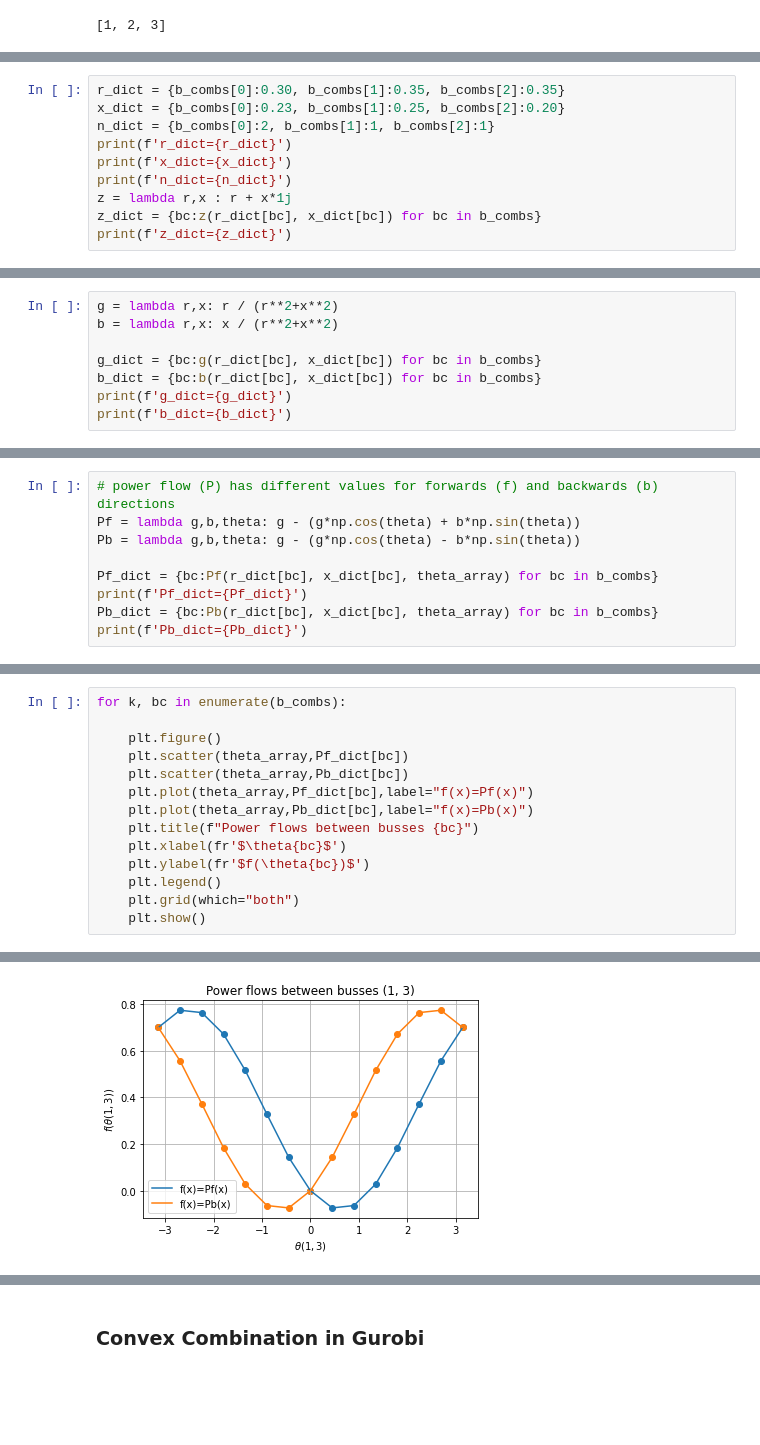
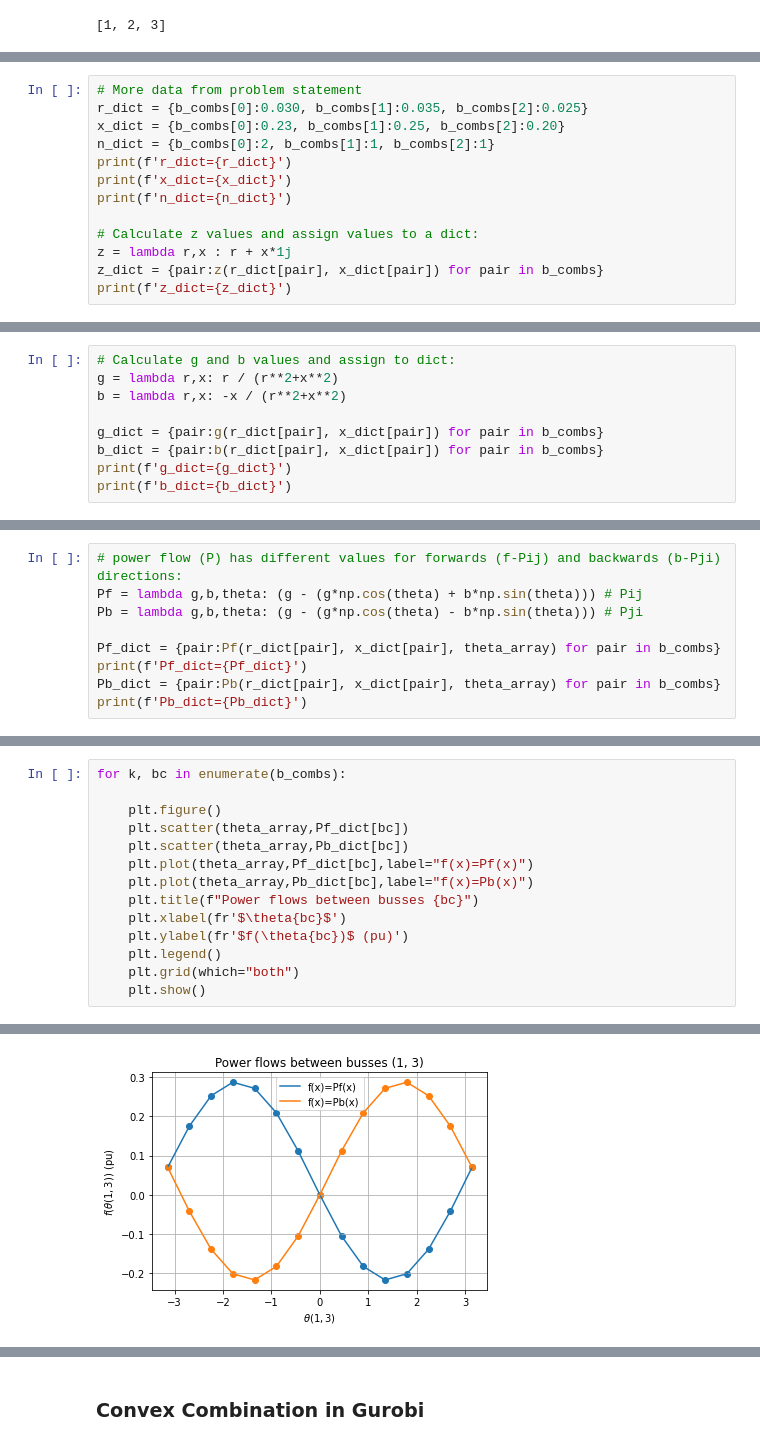
Before and after one commit to brunokiyoshi/power_system_optimization, a Jupyter notebook: power_system_optimization.ipynb, the cells around one changed output, grey strips where cells are left out. Cells and saved outputs as stored; diff of their text form; blank space fills up the shorter version.

```diff
--- a/power_system_optimization.ipynb
+++ b/power_system_optimization.ipynb
@@ -118,11 +125,14 @@ print(b_combs)
 # %%
-r_dict = {b_combs[0]:0.30, b_combs[1]:0.35, b_combs[2]:0.35}
+# More data from problem statement
+r_dict = {b_combs[0]:0.030, b_combs[1]:0.035, b_combs[2]:0.025}
 x_dict = {b_combs[0]:0.23, b_combs[1]:0.25, b_combs[2]:0.20}
 n_dict = {b_combs[0]:2, b_combs[1]:1, b_combs[2]:1}
 print(f'r_dict={r_dict}')
 print(f'x_dict={x_dict}')
 print(f'n_dict={n_dict}')
+
+# Calculate z values and assign values to a dict:
 z = lambda r,x : r + x*1j
-z_dict = {bc:z(r_dict[bc], x_dict[bc]) for bc in b_combs}
+z_dict = {pair:z(r_dict[pair], x_dict[pair]) for pair in b_combs}
 print(f'z_dict={z_dict}')
 # %% [output]
@@ -133,9 +143,10 @@ z_dict={(1, 2): (0.3+0.23j), (1, 3): (0.35+0.25j), (2, 3): (0.35+0.2j)}
 # %%
+# Calculate g and b values and assign to dict:
 g = lambda r,x: r / (r**2+x**2)
-b = lambda r,x: x / (r**2+x**2)
+b = lambda r,x: -x / (r**2+x**2)
 
-g_dict = {bc:g(r_dict[bc], x_dict[bc]) for bc in b_combs}
-b_dict = {bc:b(r_dict[bc], x_dict[bc]) for bc in b_combs}
+g_dict = {pair:g(r_dict[pair], x_dict[pair]) for pair in b_combs}
+b_dict = {pair:b(r_dict[pair], x_dict[pair]) for pair in b_combs}
 print(f'g_dict={g_dict}')
 print(f'b_dict={b_dict}')
 # %% [output]
@@ -144,10 +155,10 @@ b_dict={(1, 2): 1.609517144856543, (1, 3): 1.3513513513513513, (2, 3): 1.2307692
 # %%
-# power flow (P) has different values for forwards (f) and backwards (b) directions
-Pf = lambda g,b,theta: g - (g*np.cos(theta) + b*np.sin(theta))
-Pb = lambda g,b,theta: g - (g*np.cos(theta) - b*np.sin(theta))
+# power flow (P) has different values for forwards (f-Pij) and backwards (b-Pji) directions:
+Pf = lambda g,b,theta: (g - (g*np.cos(theta) + b*np.sin(theta))) # Pij
+Pb = lambda g,b,theta: (g - (g*np.cos(theta) - b*np.sin(theta))) # Pji
 
-Pf_dict = {bc:Pf(r_dict[bc], x_dict[bc], theta_array) for bc in b_combs}
+Pf_dict = {pair:Pf(r_dict[pair], x_dict[pair], theta_array) for pair in b_combs}
 print(f'Pf_dict={Pf_dict}')
-Pb_dict = {bc:Pb(r_dict[bc], x_dict[bc], theta_array) for bc in b_combs}
+Pb_dict = {pair:Pb(r_dict[pair], x_dict[pair], theta_array) for pair in b_combs}
 print(f'Pb_dict={Pb_dict}')
 # %% [output]
@@ -175,7 +186,7 @@ for k, bc in enumerate(b_combs):
     plt.plot(theta_array,Pb_dict[bc],label="f(x)=Pb(x)")
     plt.title(f"Power flows between busses {bc}")
     plt.xlabel(fr'$\theta{bc}$')
-    plt.ylabel(fr'$f(\theta{bc})$')
+    plt.ylabel(fr'$f(\theta{bc})$ (pu)')
     plt.legend()
     plt.grid(which="both")
     plt.show()
@@ -184 +195 @@ for k, bc in enumerate(b_combs):
-[figure, old version]
+[figure, new version]
```
Also changed, not shown: parts of 24 cells of this notebook, 7 other files.
